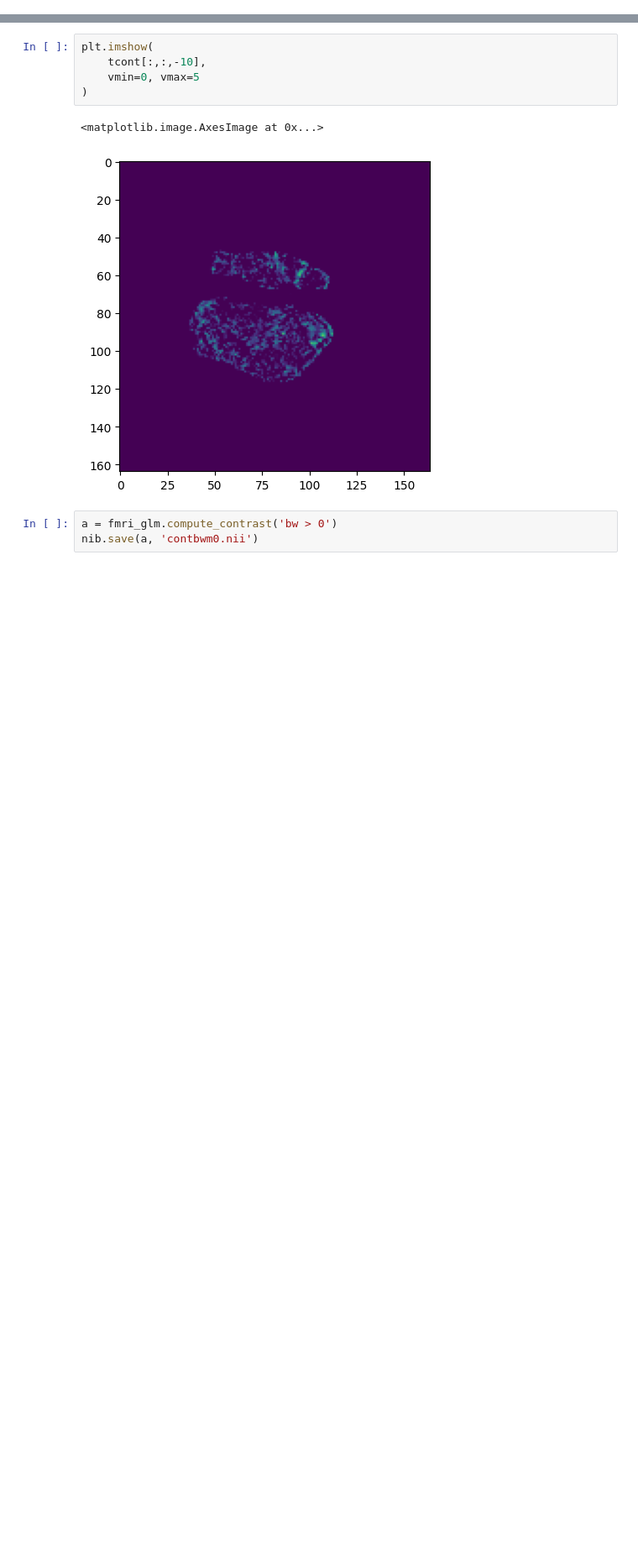
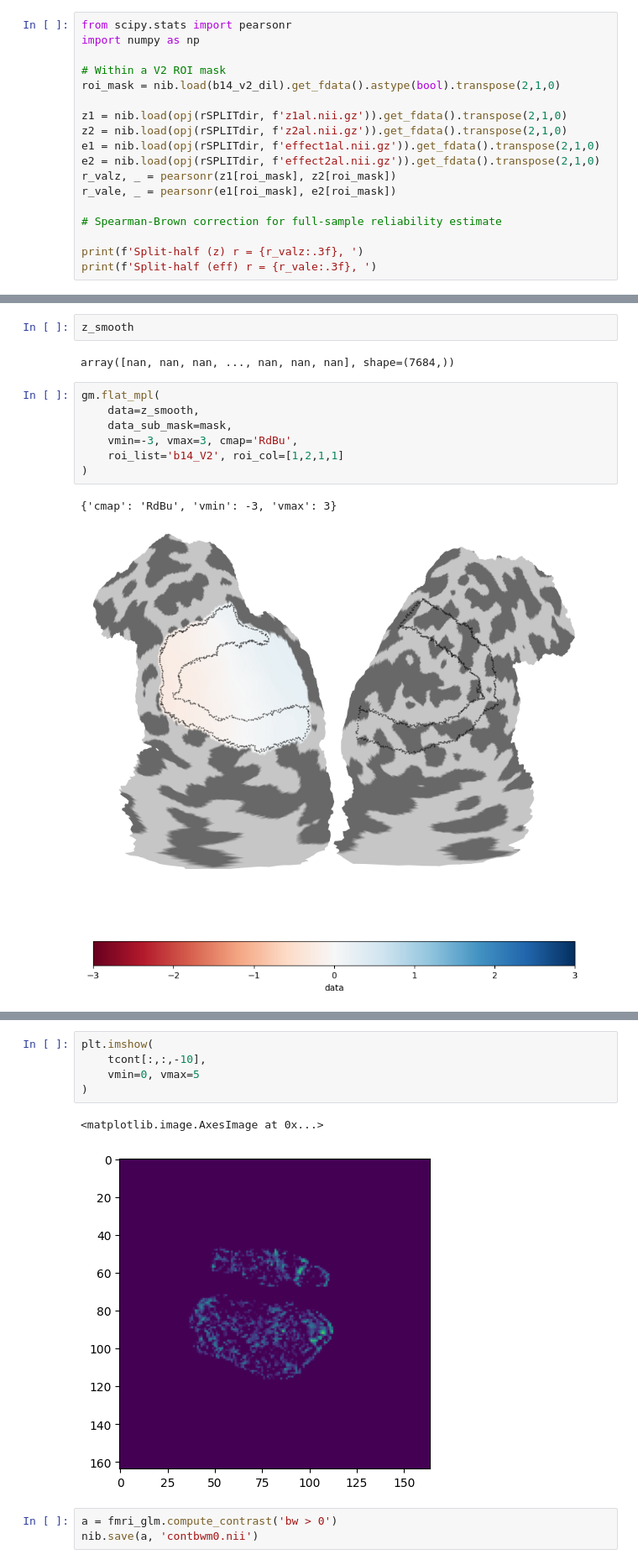
Before and after one commit to mdaghlian/stripes_pipeline, a Jupyter notebook: experimental/func/glm_nilearn.ipynb, the cells around one changed output, grey strips where cells are left out. Shown at 84% size. Drawn from its saved outputs; the diff is of its cells as text; blank space fills up the shorter version.

```diff
--- a/experimental/func/glm_nilearn.ipynb
+++ b/experimental/func/glm_nilearn.ipynb
@@ -115,0 +1047,18 @@ for i in range(3):
+# %%
+from scipy.stats import pearsonr
+import numpy as np
+
+# Within a V2 ROI mask
+roi_mask = nib.load(b14_v2_dil).get_fdata().astype(bool).transpose(2,1,0)
+
+z1 = nib.load(opj(rSPLITdir, f'z1al.nii.gz')).get_fdata().transpose(2,1,0)
+z2 = nib.load(opj(rSPLITdir, f'z2al.nii.gz')).get_fdata().transpose(2,1,0)
+e1 = nib.load(opj(rSPLITdir, f'effect1al.nii.gz')).get_fdata().transpose(2,1,0)
+e2 = nib.load(opj(rSPLITdir, f'effect2al.nii.gz')).get_fdata().transpose(2,1,0)
+r_valz, _ = pearsonr(z1[roi_mask], z2[roi_mask])
+r_vale, _ = pearsonr(e1[roi_mask], e2[roi_mask])
+
+# Spearman-Brown correction for full-sample reliability estimate
+
+print(f'Split-half (z) r = {r_valz:.3f}, ')
+print(f'Split-half (eff) r = {r_vale:.3f}, ')
@@ -115,0 +1257,14 @@ for i in range(3):
+# %%
+z_smooth
+# %% [output]
+array([nan, nan, nan, ..., nan, nan, nan], shape=(7684,))
+# %%
+gm.flat_mpl(
+    data=z_smooth,
+    data_sub_mask=mask,
+    vmin=-3, vmax=3, cmap='RdBu',
+    roi_list='b14_V2', roi_col=[1,2,1,1]
+)
+# %% [output]
+{'cmap': 'RdBu', 'vmin': -3, 'vmax': 3}
+[figure, added]
```
Also changed, not shown: parts of 75 cells of this notebook, 44 other files.
